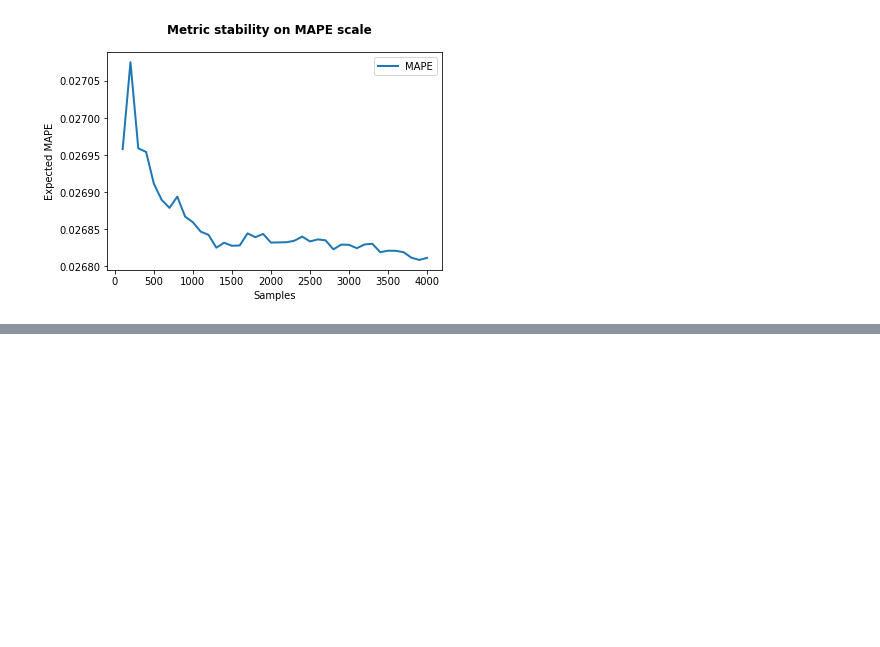
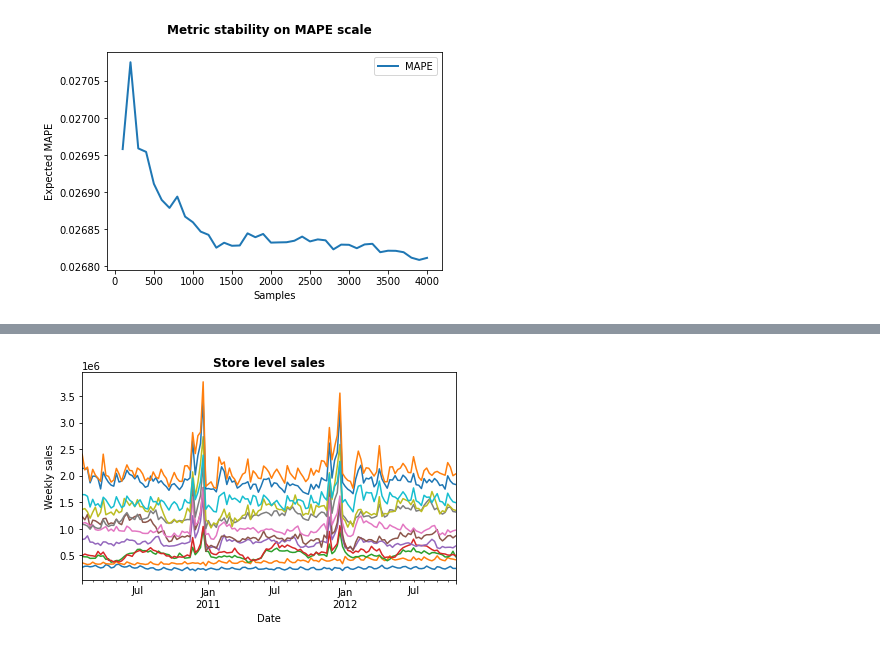
Before and after one commit to leevironty/BSC_thesis, a Jupyter notebook: notebooks/time_metric_times.ipynb, the cells around one changed output, grey strips where cells are left out. Saved outputs shown, nothing was run; the diff lists cells and outputs as text; code cells hidden in the pictures; blank space fills up the shorter version.

```diff
--- a/notebooks/time_metric_times.ipynb
+++ b/notebooks/time_metric_times.ipynb
@@ -314,0 +375,13 @@ plt.show()
+# %%
+ax = plt.subplot()
+for store in store_numnbers:
+    df = data[data.Store == store]
+    df.plot(ax=ax, x='Date', y='Weekly_Sales')
+ax.set_ylabel('Weekly sales')
+ax.set_xlabel('Date')
+ax.get_legend().remove()
+ax.set_title('Store level sales', fontweight='bold')
+plt.tight_layout()
+plt.show()
+# %% [output]
+[figure, added]
```
Also changed, not shown: parts of 12 cells of this notebook, 4 other files.
